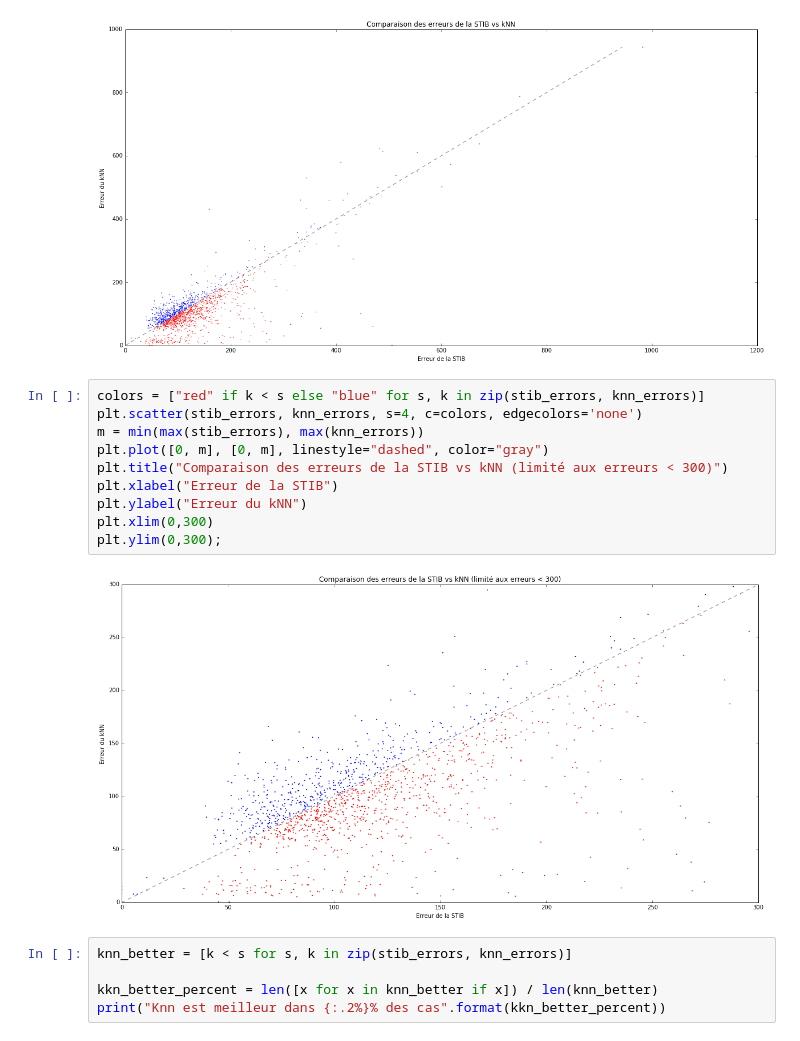
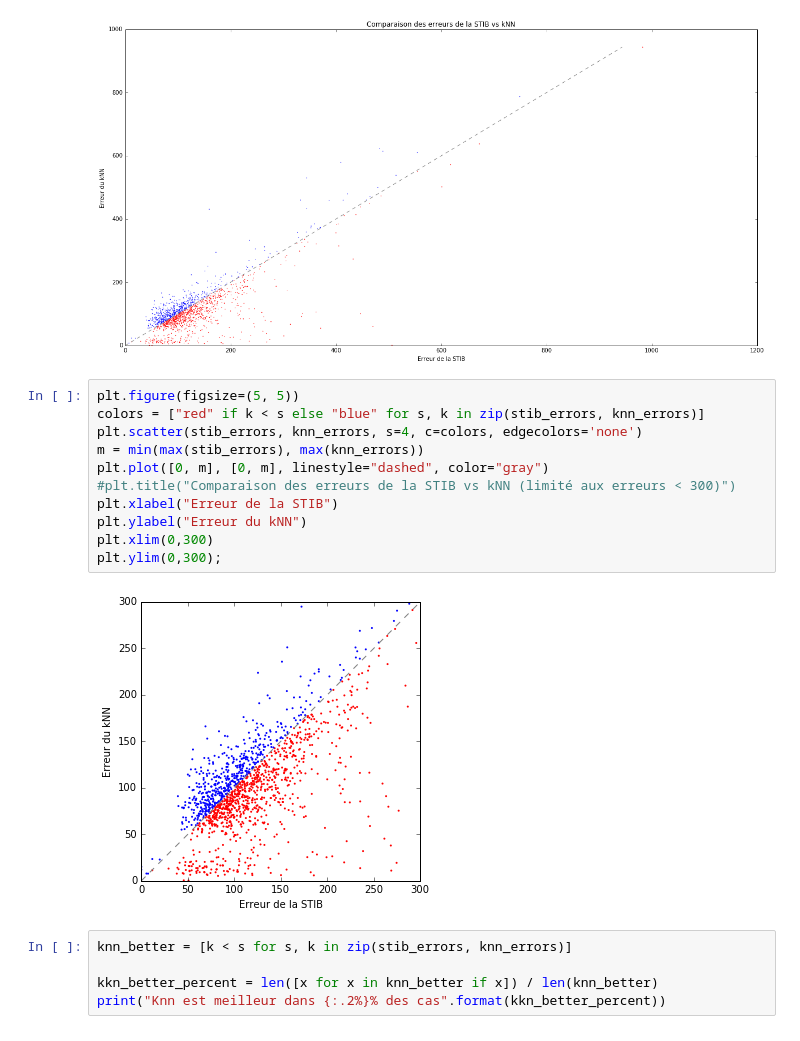
Before and after one commit to C4ptainCrunch/info-f-308, a Jupyter notebook: recherche/compare-results.ipynb, the cells around one changed output. Cells and saved outputs as stored; diff of their text form.

```diff
--- a/recherche/compare-results.ipynb
+++ b/recherche/compare-results.ipynb
@@ -94,17 +94,18 @@ plt.ylim(ymin=0);
 # %% [output]
 [figure]
 # %%
+plt.figure(figsize=(5, 5))
 colors = ["red" if k < s else "blue" for s, k in zip(stib_errors, knn_errors)]
 plt.scatter(stib_errors, knn_errors, s=4, c=colors, edgecolors='none')
 m = min(max(stib_errors), max(knn_errors))
 plt.plot([0, m], [0, m], linestyle="dashed", color="gray")
-plt.title("Comparaison des erreurs de la STIB vs kNN (limité aux erreurs < 300)")
+#plt.title("Comparaison des erreurs de la STIB vs kNN (limité aux erreurs < 300)")
 plt.xlabel("Erreur de la STIB")
 plt.ylabel("Erreur du kNN")
 plt.xlim(0,300)
 plt.ylim(0,300);
 # %% [output]
-[figure, old version]
+[figure, new version]
 # %%
 knn_better = [k < s for s, k in zip(stib_errors, knn_errors)]
 
```
Also changed, not shown: parts of 6 cells of this notebook, 4 other files.
